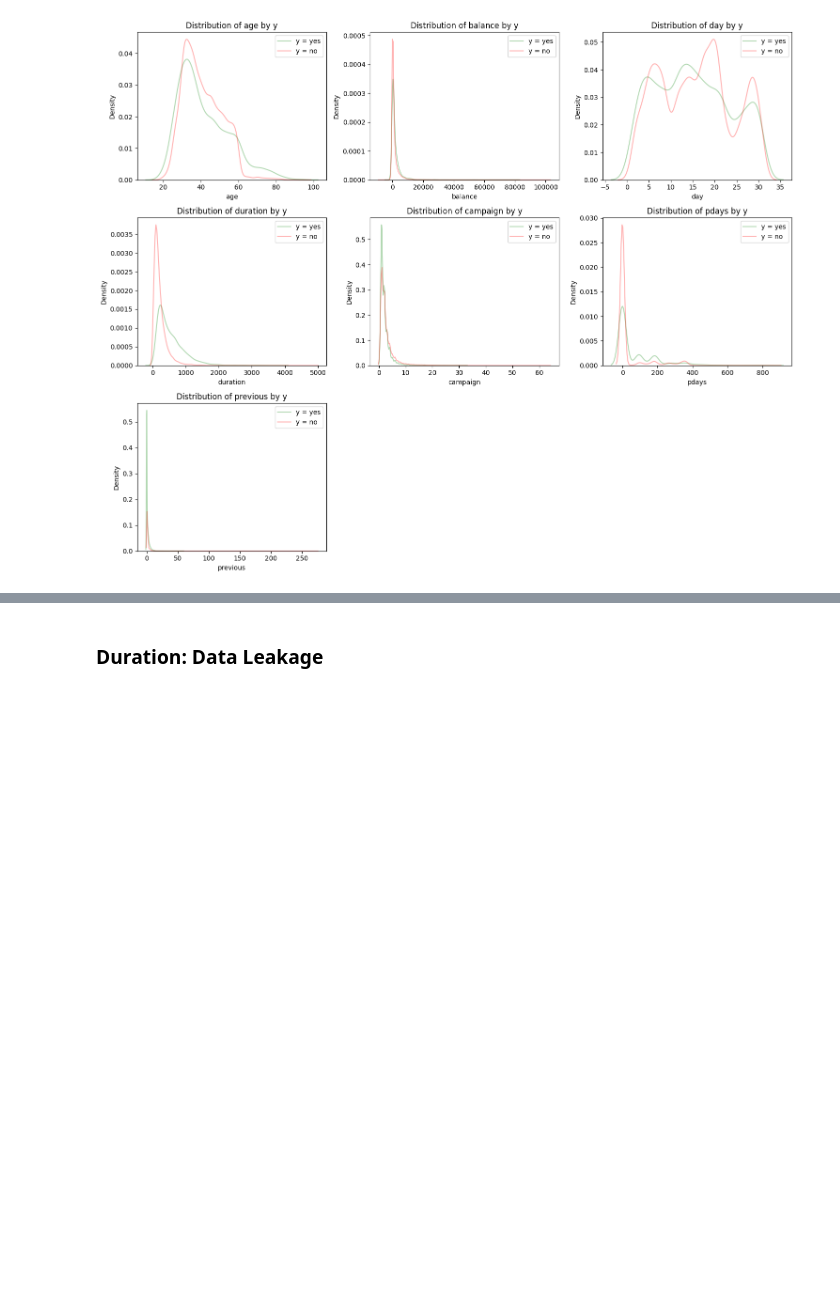
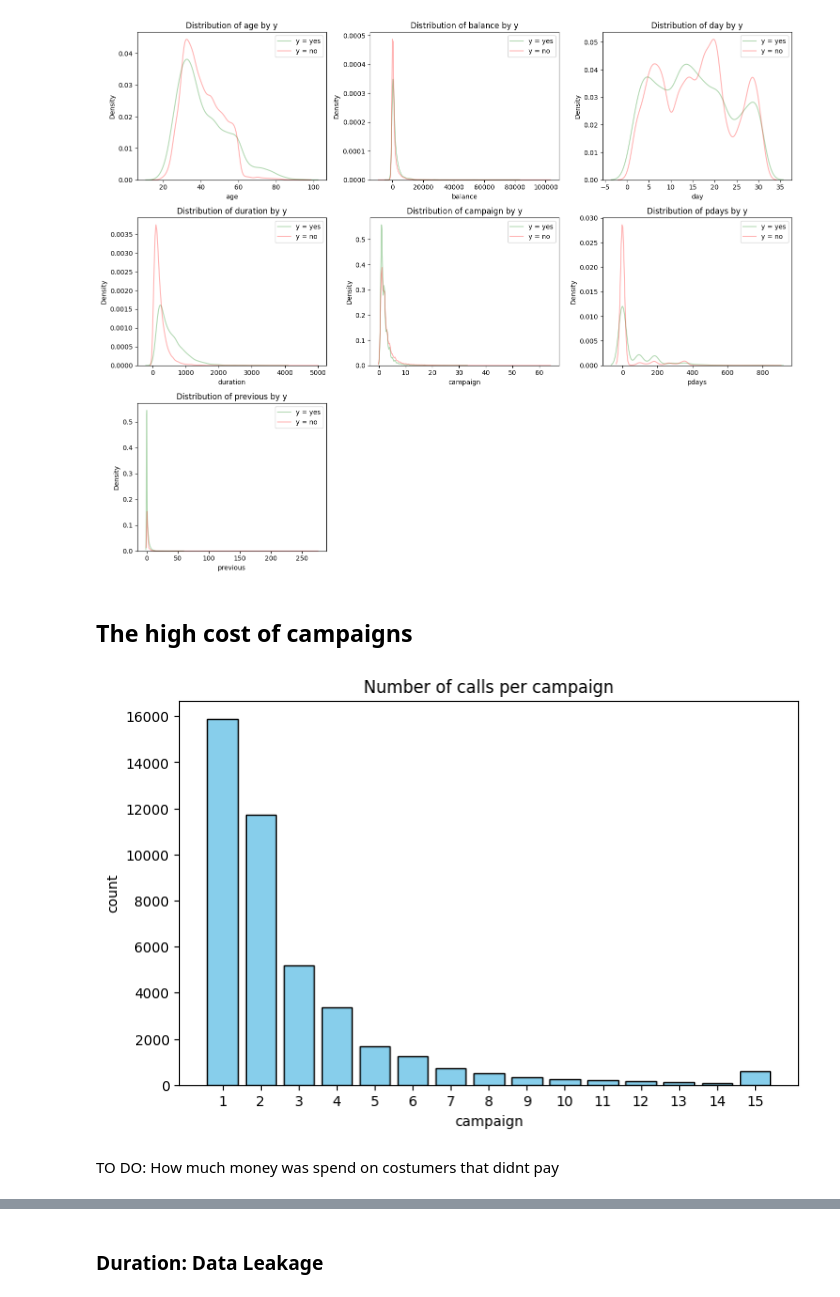
Before and after one commit to csmoilis/final_assignment_bank_campaign, a Jupyter notebook: Cristian_notebook.ipynb, the cells around one changed output, grey strips where cells are left out. Drawn from its saved outputs; the diff is of its cells as text; code cells hidden in the pictures; blank space fills up the shorter version.

```diff
--- a/Cristian_notebook.ipynb
+++ b/Cristian_notebook.ipynb
@@ -156,3 +156,24 @@ plt.tight_layout()
 plt.show()
 # %% [output]
 [figure]
+# %% [markdown]
+## The high cost of campaigns
+# %%
+
+df['campaign_plot'] = df['campaign'].clip(upper=15)
+
+counts = df['campaign_plot'].value_counts().sort_index()
+
+plt.figure(figsize=(8,5))
+plt.bar(counts.index, counts.values, color='skyblue', edgecolor='black')
+plt.title("Number of calls per campaign")
+plt.xlabel("campaign")
+plt.ylabel("count")
+plt.xticks(
+    np.arange(df['campaign_plot'].min(), df['campaign_plot'].max() + 1)
+)
+plt.show()
+# %% [output]
+[figure, added]
+# %% [markdown]
+TO DO: How much money was spend on costumers that didnt pay
```
Also changed, not shown: parts of 18 cells of this notebook.
